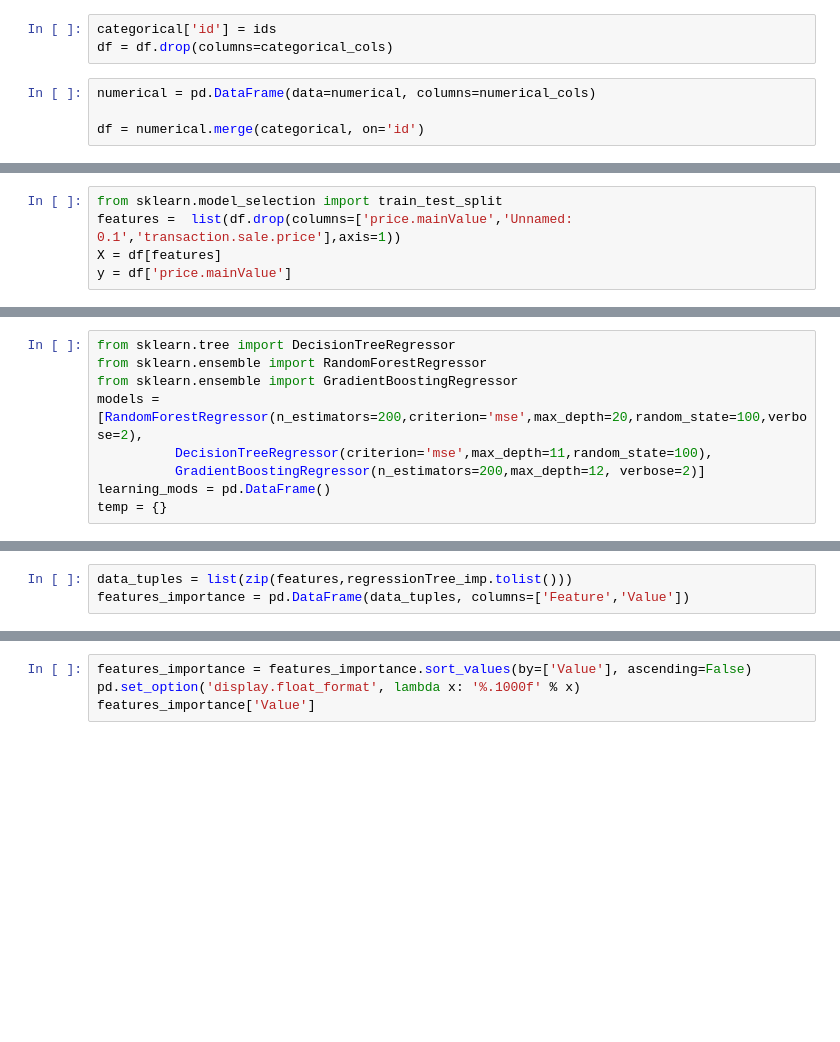
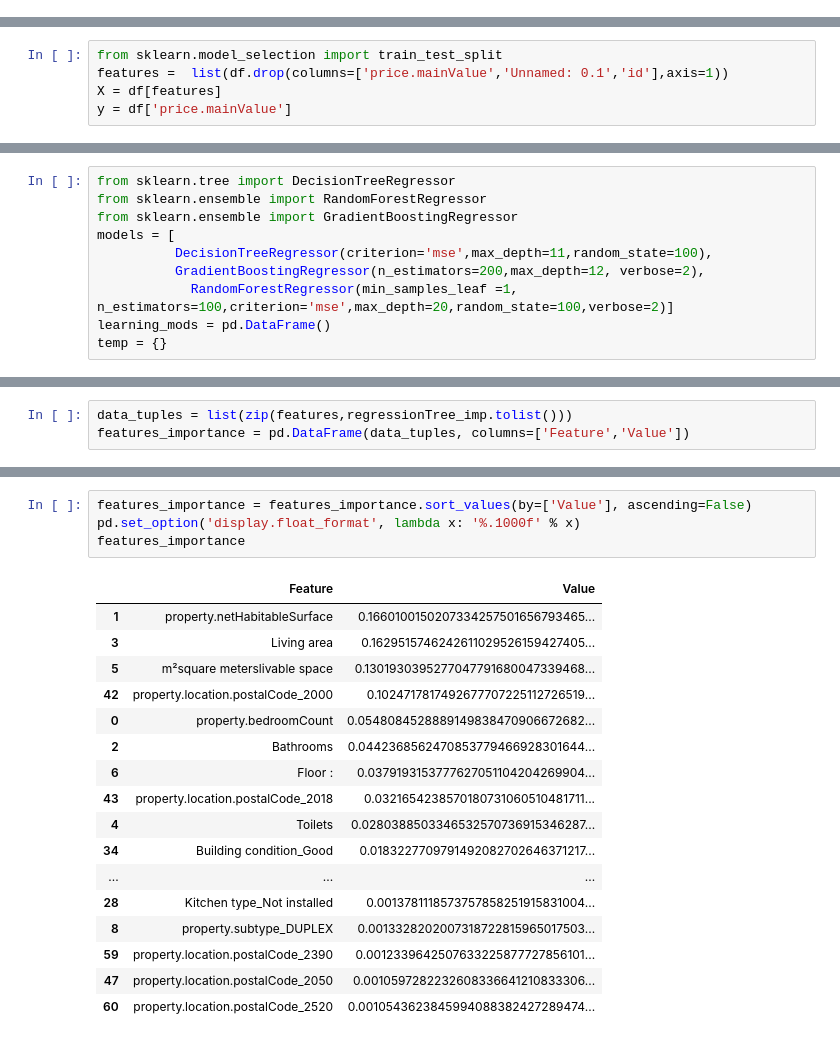
Before and after one commit to JonasHeymans/appartementen, a Jupyter notebook: preprocessing.ipynb, the cells around one changed output, grey strips where cells are left out. Drawn from its saved outputs; the diff is of its cells as text; blank space fills up the shorter version.

Commit message:
Data cleanig

```diff
--- a/preprocessing.ipynb
+++ b/preprocessing.ipynb
@@ -111,7 +204,0 @@ categorical.head()
-# %%
-categorical['id'] = ids
-df = df.drop(columns=categorical_cols)
-# %%
-numerical = pd.DataFrame(data=numerical, columns=numerical_cols)
-
-df = numerical.merge(categorical, on='id')
@@ -125,6 +205,6 @@ df = numerical.merge(categorical, on='id')
 # %%
 from sklearn.model_selection import train_test_split
-features =  list(df.drop(columns=['price.mainValue','Unnamed: 0.1','transaction.sale.price'],axis=1))
+features =  list(df.drop(columns=['price.mainValue','Unnamed: 0.1','id'],axis=1))
 X = df[features]
 y = df['price.mainValue']
 # %%
@@ -152,9 +226,10 @@ $ 219247.21175835084
 from sklearn.tree import DecisionTreeRegressor
 from sklearn.ensemble import RandomForestRegressor
 from sklearn.ensemble import GradientBoostingRegressor
-models = [RandomForestRegressor(n_estimators=200,criterion='mse',max_depth=20,random_state=100,verbose=2),
+models = [
           DecisionTreeRegressor(criterion='mse',max_depth=11,random_state=100),
-          GradientBoostingRegressor(n_estimators=200,max_depth=12, verbose=2)]
+          GradientBoostingRegressor(n_estimators=200,max_depth=12, verbose=2),
+            RandomForestRegressor(min_samples_leaf =1, n_estimators=100,criterion='mse',max_depth=20,random_state=100,verbose=2)]
 learning_mods = pd.DataFrame()
 temp = {}
 # %%
@@ -257,7 +302,25 @@ print(len(features_importance))
 # %%
 features_importance = features_importance.sort_values(by=['Value'], ascending=False)
 pd.set_option('display.float_format', lambda x: '%.1000f' % x)
-features_importance['Value']
+features_importance
+# %% [output]
+|  | Feature | Value |
+| 1 | property.netHabitableSurface | 0.1660100150207334257501656793465... |
+| 3 | Living area | 0.1629515746242611029526159427405... |
+| 5 | m²square meterslivable space | 0.1301930395277047791680047339468... |
+| 42 | property.location.postalCode_2000 | 0.1024717817492677707225112726519... |
+| 0 | property.bedroomCount | 0.0548084528889149838470906672682... |
+| 2 | Bathrooms | 0.0442368562470853779466928301644... |
+| 6 | Floor : | 0.0379193153777627051104204269904... |
+| 43 | property.location.postalCode_2018 | 0.0321654238570180731060510481711... |
+| 4 | Toilets | 0.0280388503346532570736915346287... |
+| 34 | Building condition_Good | 0.0183227709791492082702646371217... |
+| ... | ... | ... |
+| 28 | Kitchen type_Not installed | 0.0013781118573757858251915831004... |
+| 8 | property.subtype_DUPLEX | 0.0013328202007318722815965017503... |
+| 59 | property.location.postalCode_2390 | 0.0012339642507633225877727856101... |
+| 47 | property.location.postalCode_2050 | 0.0010597282232608336641210833306... |
+| 60 | property.location.postalCode_2520 | 0.0010543623845994088382427289474... |
 # %%
 data_tuples = list(zip(y_test,model.predict(X_test)))
 features_importance = pd.DataFrame(data_tuples, columns=['Echte Waarde','Voorspelling'])
```
Also changed, not shown: parts of 35 cells of this notebook.
